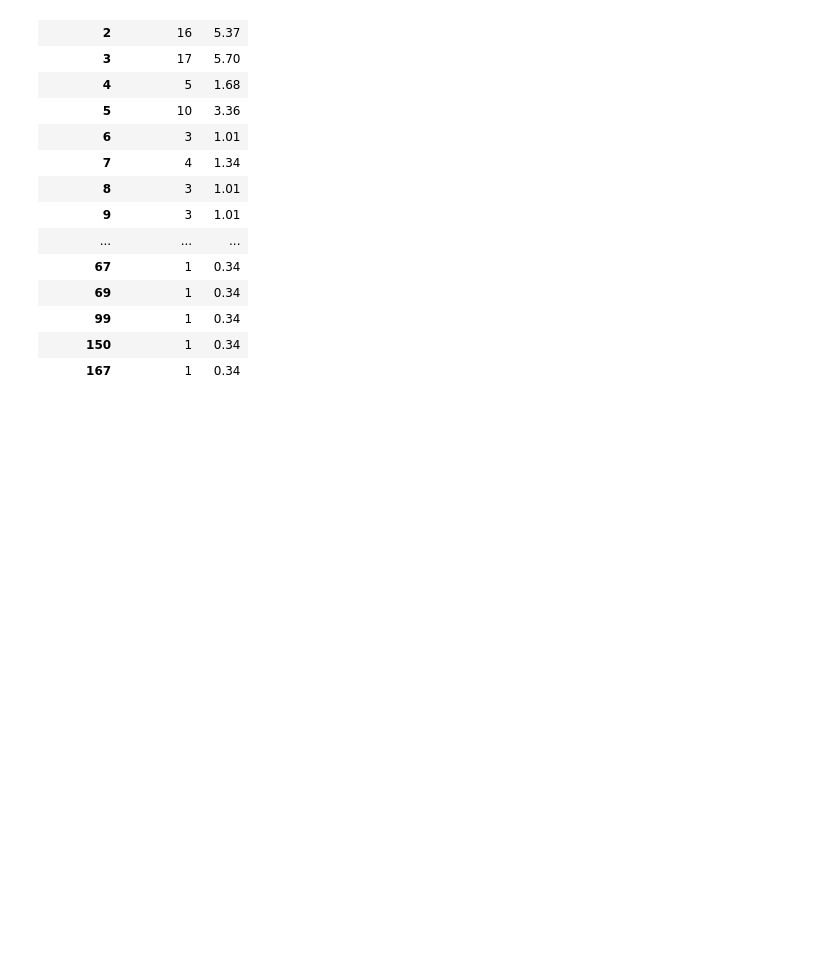
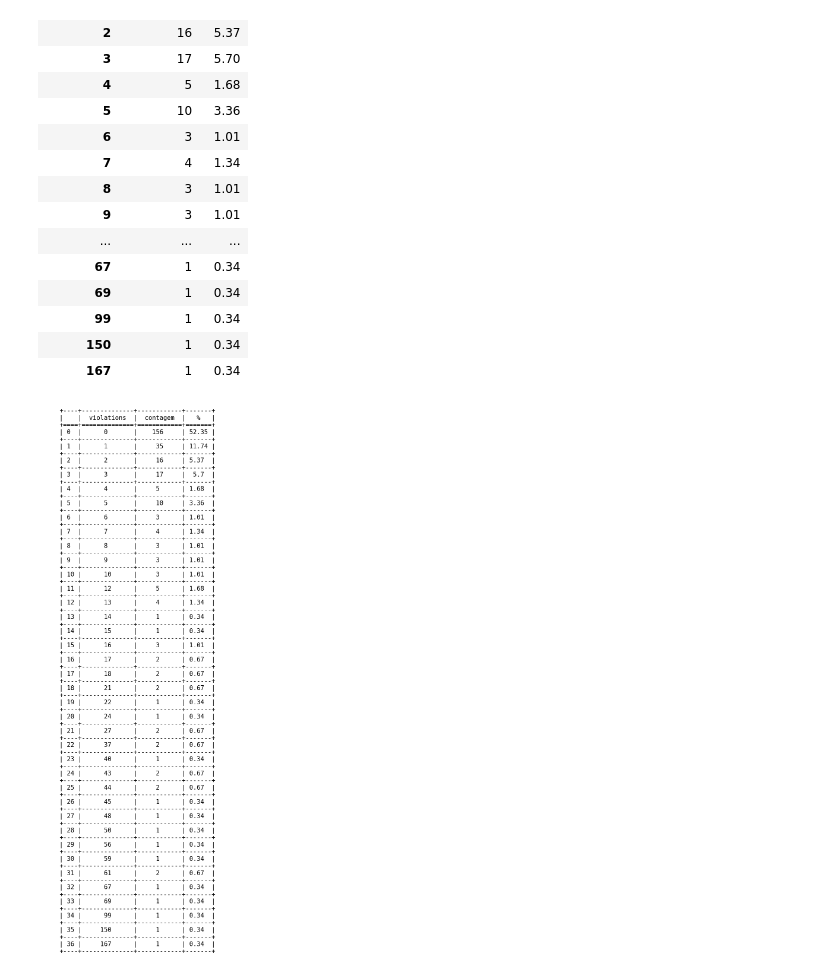
Before and after one commit to DavideDaSilva/Data-Science, a Jupyter notebook: Supervised Machine Learning/Modelos para Dados de Contagem/PredicaoViolacoesTransito.ipynb, the cells around one changed output. Cells and saved outputs as stored; diff of their text form; code cells hidden in the pictures; blank space fills up the shorter version.

Commit message:
#2.5-Visualização da tabela de frequências da variável dependente violations no ambiente Plots

```diff
--- a/Supervised Machine Learning/Modelos para Dados de Contagem/PredicaoViolacoesTransito.ipynb
+++ b/Supervised Machine Learning/Modelos para Dados de Contagem/PredicaoViolacoesTransito.ipynb
@@ -159,3 +159,18 @@ table
 | 99 | 1 | 0.34 |
 | 150 | 1 | 0.34 |
 | 167 | 1 | 0.34 |
+# %%
+# Visualização da tabela de frequências da variável dependente 'violations' no ambiente Plots
+
+table.reset_index(level=0, inplace=True)
+table.rename(columns={'index': 'n'}, inplace=True)
+
+from tabulate import tabulate
+tabela = tabulate(table, headers='keys', tablefmt='grid', numalign='center')
+
+plt.figure(figsize=(8, 3))
+plt.text(0.1, 0.1, tabela, {'family': 'monospace', 'size': 15})
+plt.axis('off')
+plt.show()
+# %% [output]
+[figure, added]
```
